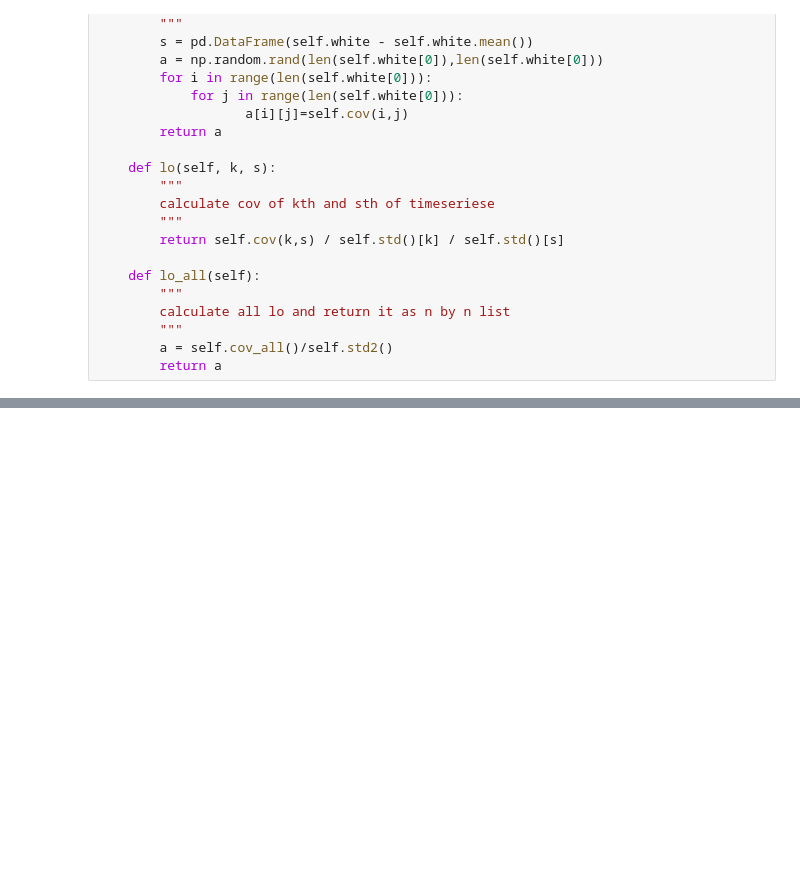
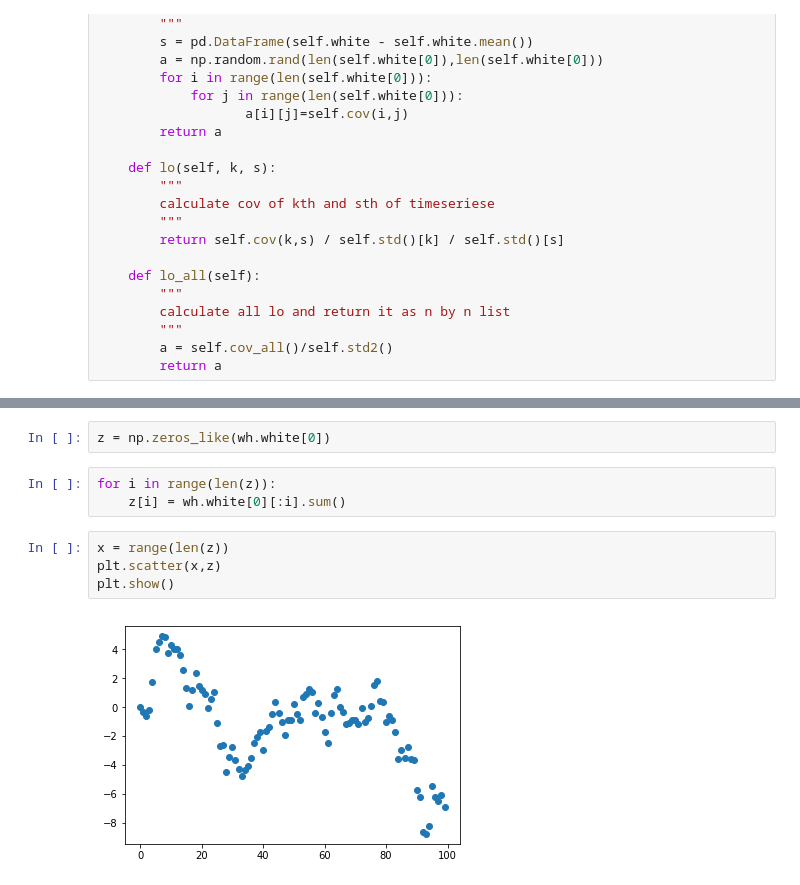
Before and after one commit to rosedaystory/gaussian-white-noise, a Jupyter notebook: gaussian_white_noise.ipynb, the cells around one changed output, grey strips where cells are left out. Cells and saved outputs as stored; diff of their text form; blank space fills up the shorter version.

```diff
--- a/gaussian_white_noise.ipynb
+++ b/gaussian_white_noise.ipynb
@@ -113,0 +143,11 @@ class White(object):
+# %%
+z = np.zeros_like(wh.white[0])
+# %%
+for i in range(len(z)):
+    z[i] = wh.white[0][:i].sum()
+# %%
+x = range(len(z))
+plt.scatter(x,z)
+plt.show()
+# %% [output]
+[figure, added]
```
Also changed, not shown: parts of 3 cells of this notebook, 1 other file.
